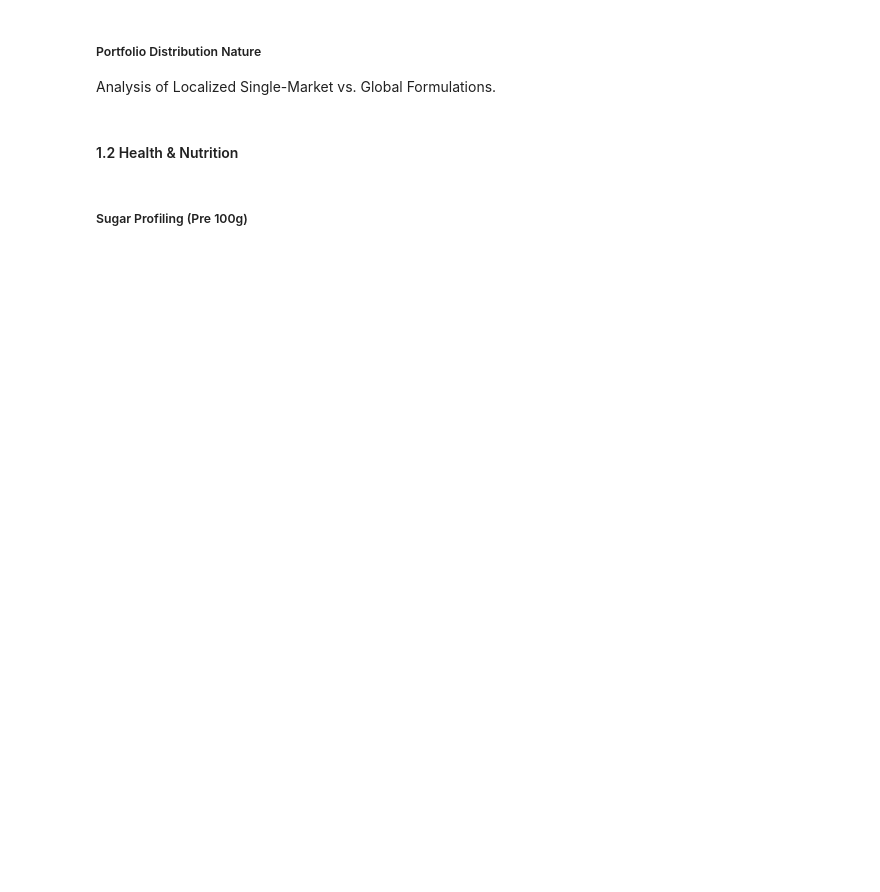
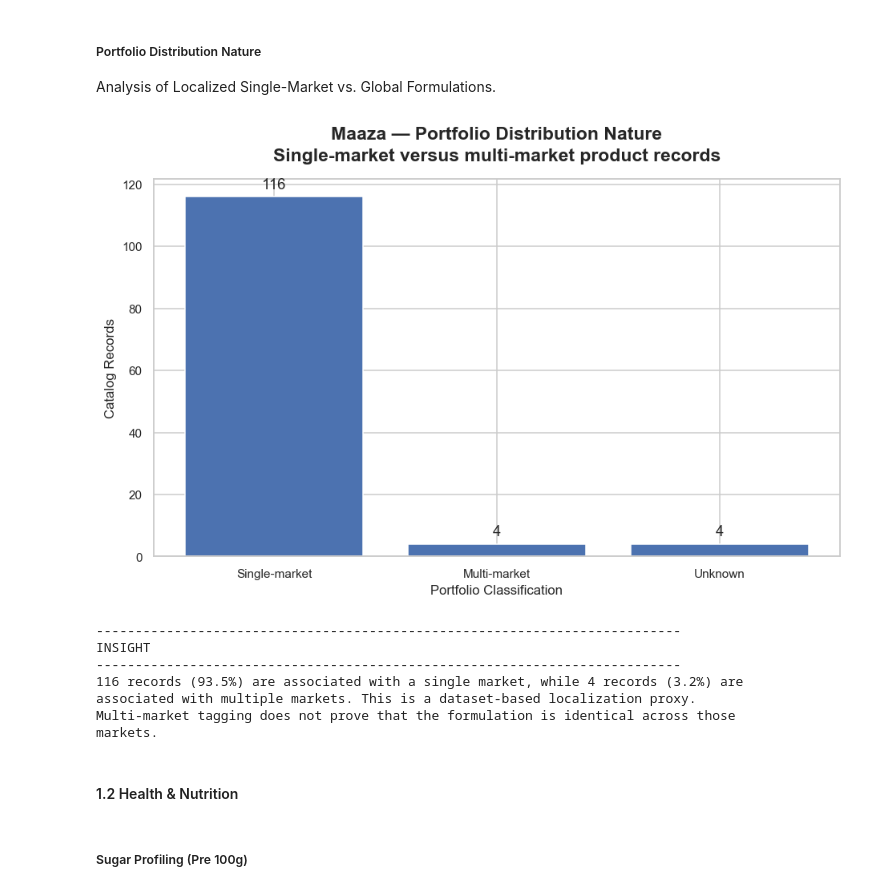
Before and after one commit to Codon-s/cpg-product-intelligence, a Jupyter notebook: report.ipynb, the cells around one changed output. Drawn from its saved outputs; the diff is of its cells as text; code cells hidden in the pictures; blank space fills up the shorter version.

```diff
--- a/report.ipynb
+++ b/report.ipynb
@@ -1876,6 +1901,17 @@ Breakdown of the catalog's top markets globally.
 # %% [markdown]
 ##### Portfolio Distribution Nature
 Analysis of Localized Single-Market vs. Global Formulations.
+# %%
+Mz.portfolio_distribution_nature()
+# %% [output]
+[figure, added]
+---------------------------------------------------------------------------
+INSIGHT
+---------------------------------------------------------------------------
+116 records (93.5%) are associated with a single market, while 4 records (3.2%) are
+associated with multiple markets. This is a dataset-based localization proxy.
+Multi-market tagging does not prove that the formulation is identical across those
+markets.
 # %% [markdown]
 #### 1.2 Health & Nutrition
 # %% [markdown]
```
Also changed, not shown: parts of 10 cells of this notebook.
